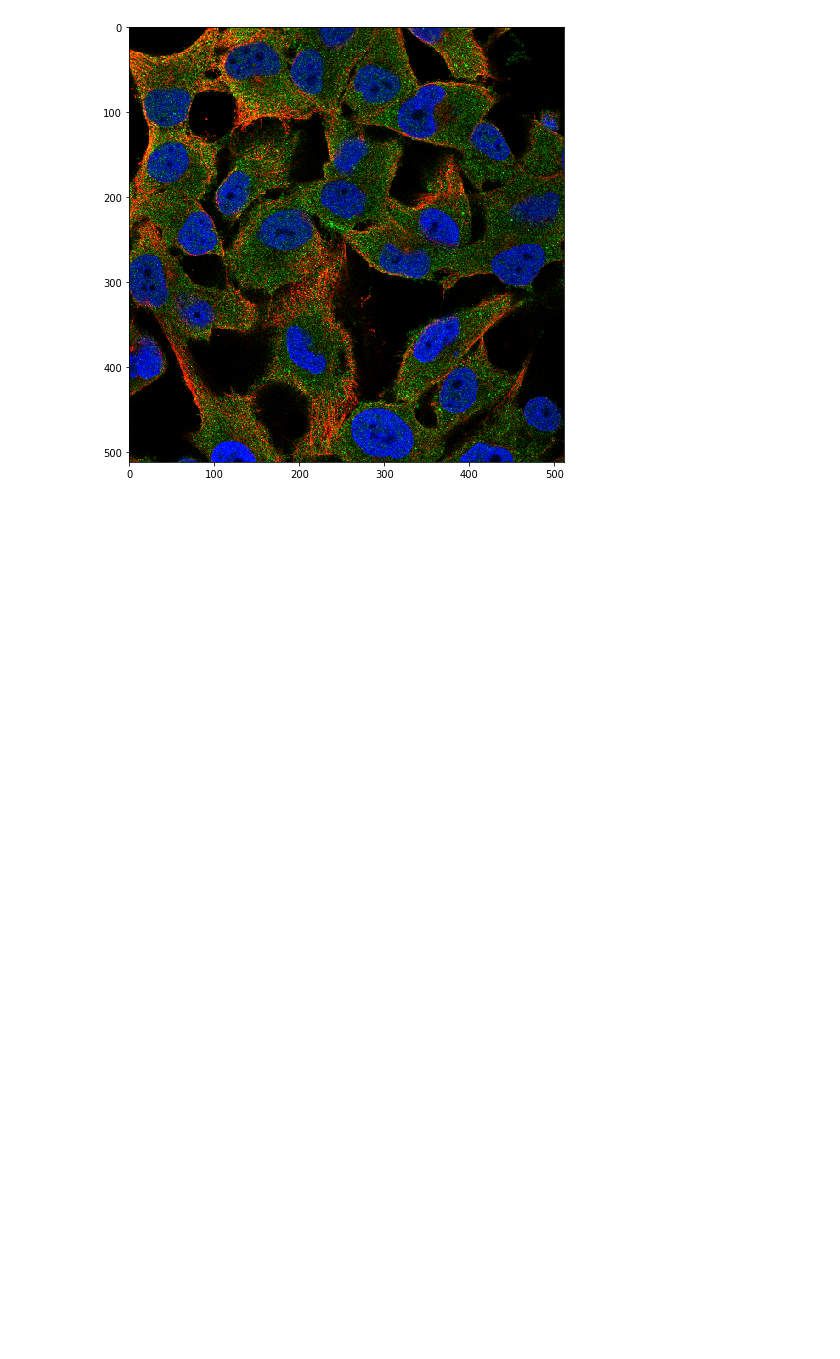
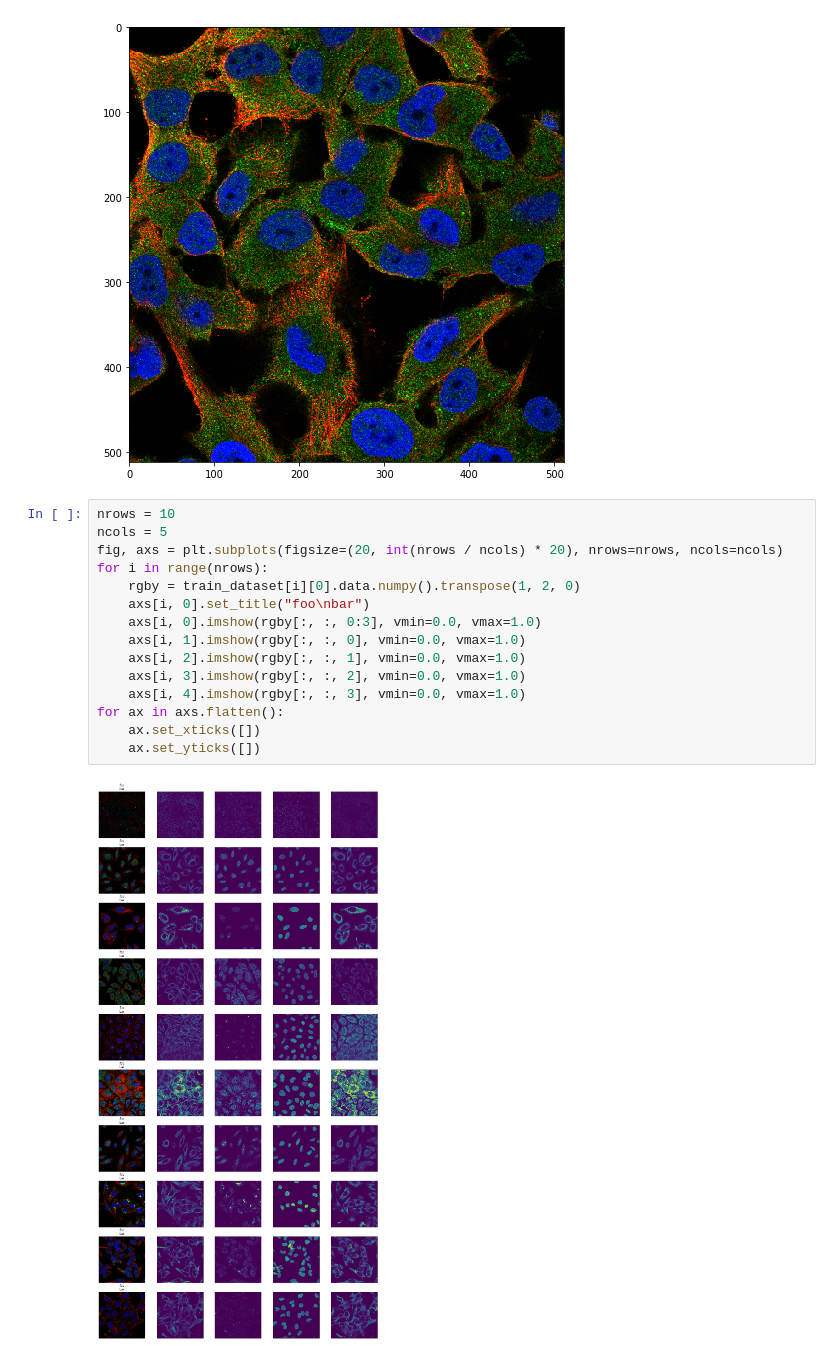
Before and after one commit to SuperXiang/kaggle-hpa-1, a Jupyter notebook: pre_analysis.ipynb, the cells around one changed output. Saved outputs shown, nothing was run; the diff lists cells and outputs as text; blank space fills up the shorter version.

```diff
--- a/pre_analysis.ipynb
+++ b/pre_analysis.ipynb
@@ -143,3 +143,20 @@ plt.imshow(train_dataset[20][0].data.numpy().transpose(1, 2, 0)[:, :, :3], vmin=
 # %% [output]
 <matplotlib.image.AxesImage at 0x...>
 [figure]
+# %%
+nrows = 10
+ncols = 5
+fig, axs = plt.subplots(figsize=(20, int(nrows / ncols) * 20), nrows=nrows, ncols=ncols)
+for i in range(nrows):
+    rgby = train_dataset[i][0].data.numpy().transpose(1, 2, 0)
+    axs[i, 0].set_title("foo\nbar")
+    axs[i, 0].imshow(rgby[:, :, 0:3], vmin=0.0, vmax=1.0)
+    axs[i, 1].imshow(rgby[:, :, 0], vmin=0.0, vmax=1.0)
+    axs[i, 2].imshow(rgby[:, :, 1], vmin=0.0, vmax=1.0)
+    axs[i, 3].imshow(rgby[:, :, 2], vmin=0.0, vmax=1.0)
+    axs[i, 4].imshow(rgby[:, :, 3], vmin=0.0, vmax=1.0)
+for ax in axs.flatten():
+    ax.set_xticks([])
+    ax.set_yticks([])
+# %% [output]
+[figure, added]
```
Also changed, not shown: parts of 4 cells of this notebook, 1 other file.
